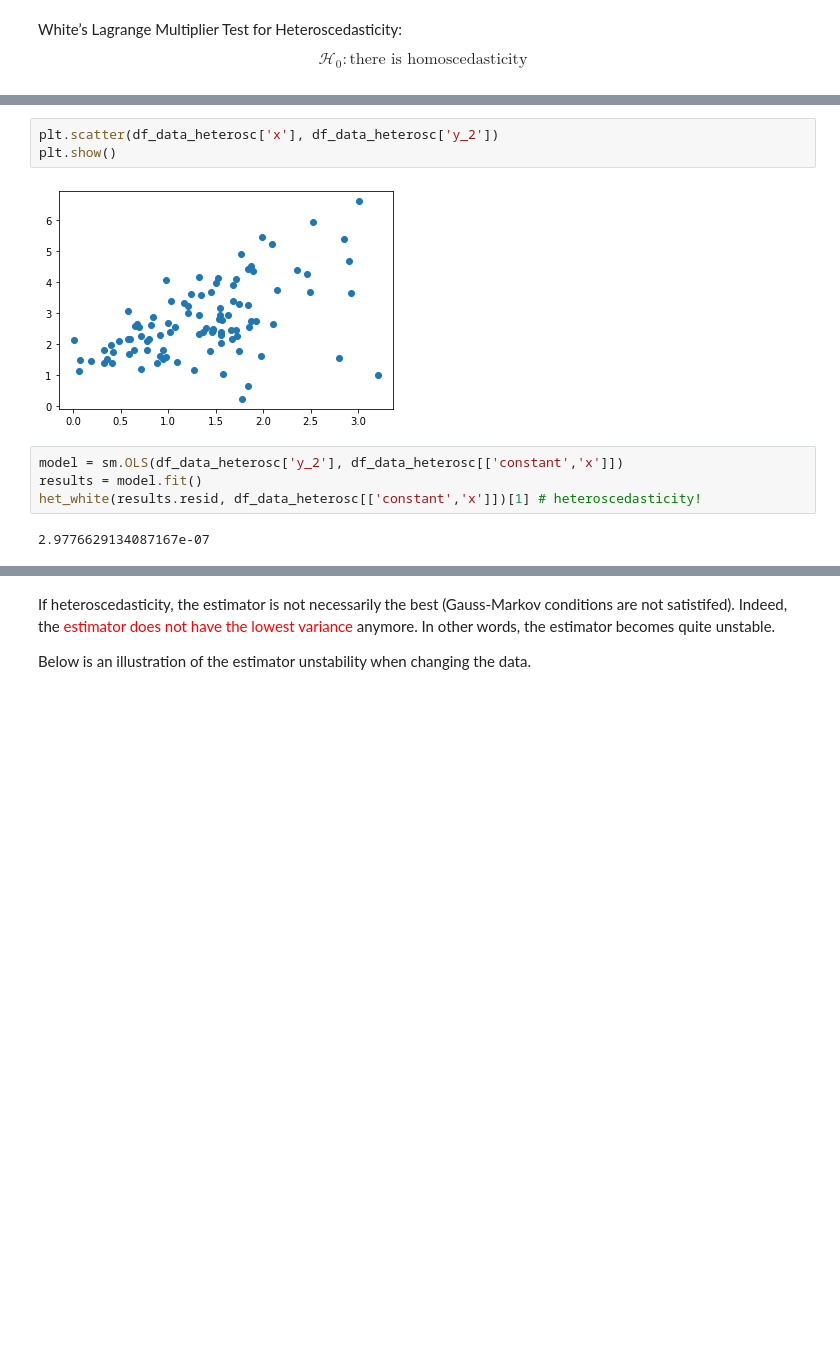
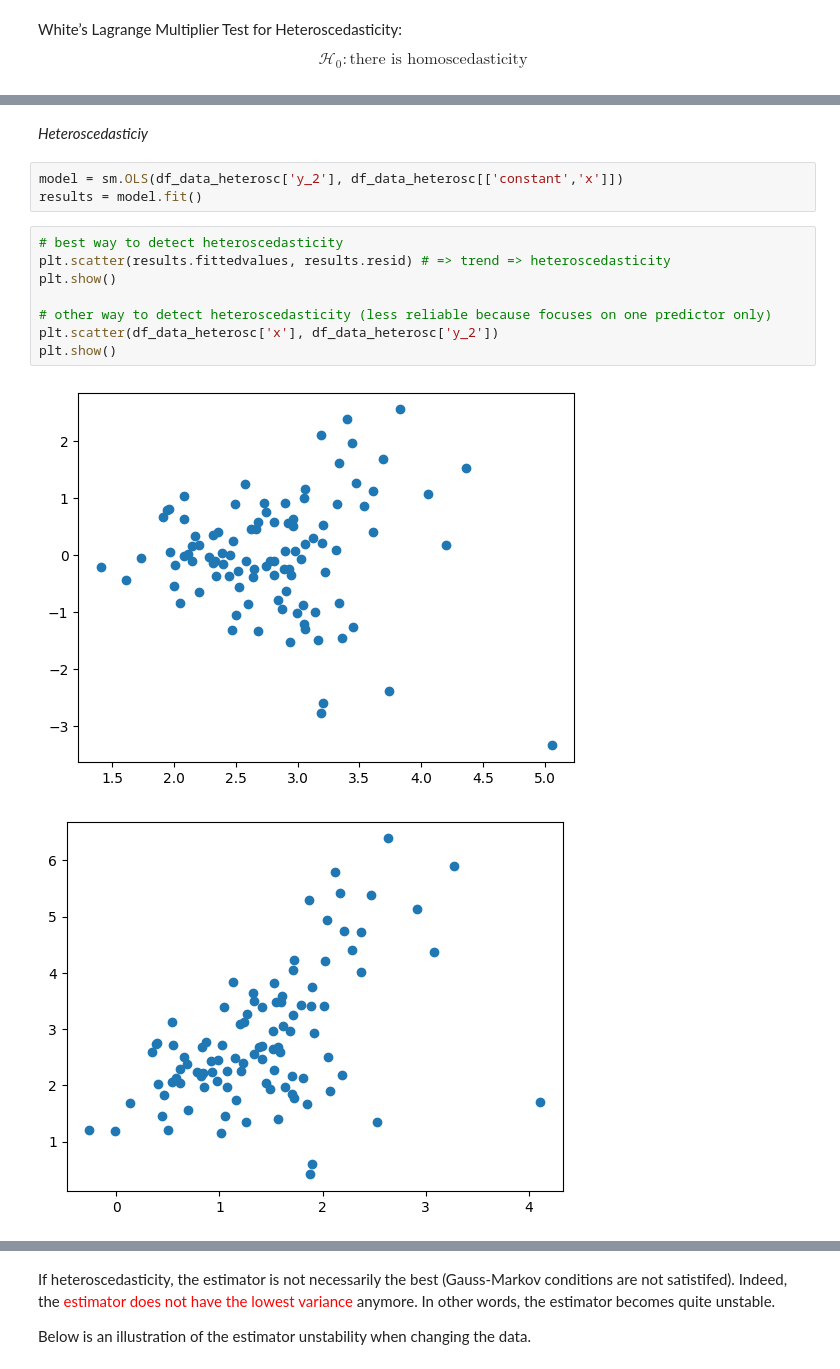
Before and after one commit to savoga/python_exos, a Jupyter notebook: linear-regression.ipynb, the cells around one changed output, grey strips where cells are left out. Cells and saved outputs as stored; diff of their text form; blank space fills up the shorter version.

Commit message:
update for heteroscedasticity

```diff
--- a/linear-regression.ipynb
+++ b/linear-regression.ipynb
@@ -308,11 +315,16 @@ het_white(results.resid, df_data_heterosc[['constant','x']])[1] # no heterosceda
+# %% [markdown]
+*Heteroscedasticiy*
+# %%
+model = sm.OLS(df_data_heterosc['y_2'], df_data_heterosc[['constant','x']])
+results = model.fit()
 # %%
+# best way to detect heteroscedasticity
+plt.scatter(results.fittedvalues, results.resid) # => trend => heteroscedasticity
+plt.show()
+
+# other way to detect heteroscedasticity (less reliable because focuses on one predictor only)
 plt.scatter(df_data_heterosc['x'], df_data_heterosc['y_2'])
 plt.show()
 # %% [output]
-[figure, old version]
+[figure, new version]
+[figure, added]
-# %%
-model = sm.OLS(df_data_heterosc['y_2'], df_data_heterosc[['constant','x']])
-results = model.fit()
-het_white(results.resid, df_data_heterosc[['constant','x']])[1] # heteroscedasticity!
-# %% [output]
-2.9776629134087167e-07
```
Also changed, not shown: parts of 39 cells of this notebook, 1 other file.
